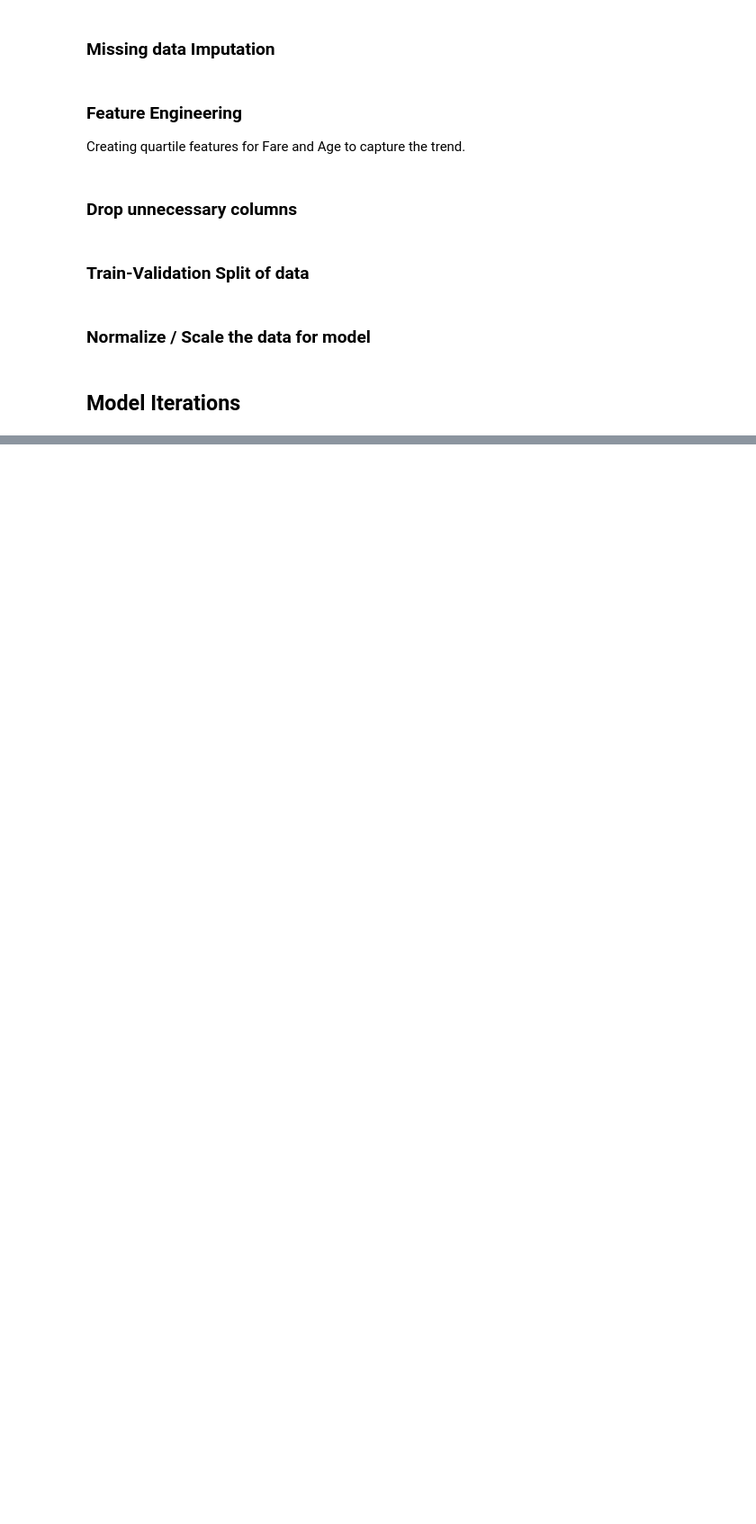
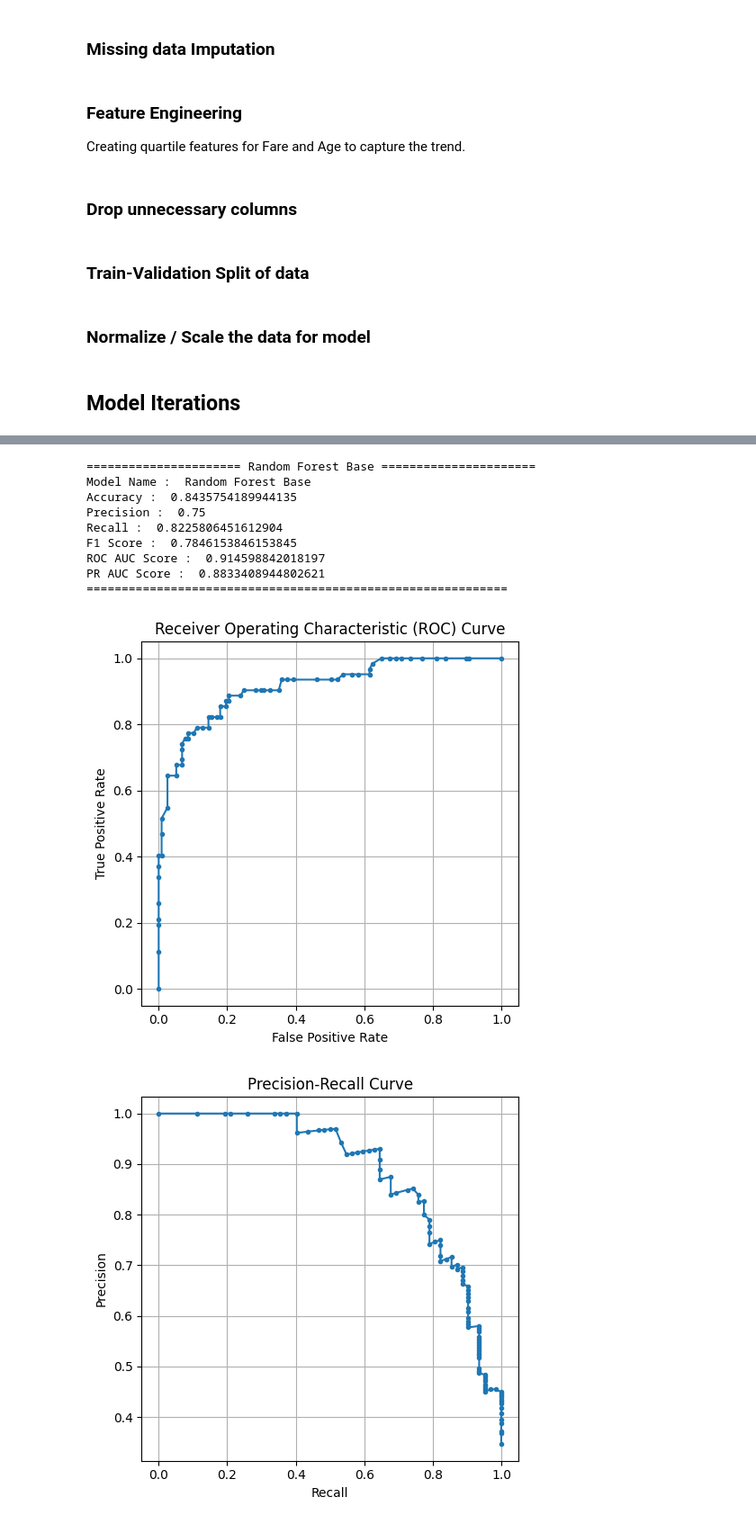
Before and after one commit to apoorvjha/PFDS-Assignment-Titanic, a Jupyter notebook: notebooks/model_iteration.ipynb, the cells around one changed output, grey strips where cells are left out. Shown: that part at 90% size. Drawn from its saved outputs; the diff is of its cells as text; code cells hidden in the pictures; blank space fills up the shorter version.

```diff
--- a/notebooks/model_iteration.ipynb
+++ b/notebooks/model_iteration.ipynb
@@ -337,0 +385,20 @@ log_metrics(Y_val, predictions_label, predictions_score, model, "Logistic Regres
+# %%
+from sklearn.ensemble import RandomForestClassifier
+
+model = RandomForestClassifier(n_jobs = -1)
+model.fit(X_train, Y_train)
+predictions_label = model.predict(X_val)
+predictions_score = model.predict_proba(X_val)[:, 1]
+log_metrics(Y_val, predictions_label, predictions_score, model, "Random Forest Base", 45, 0.2)
+# %% [output]
+====================== Random Forest Base ======================
+Model Name :  Random Forest Base
+Accuracy :  0.8435754189944135
+Precision :  0.75
+Recall :  0.8225806451612904
+F1 Score :  0.7846153846153845
+ROC AUC Score :  0.914598842018197
+PR AUC Score :  0.8833408944802621
+============================================================
+[figure, added]
+[figure, added]
```
Also changed, not shown: parts of 3 cells of this notebook.
